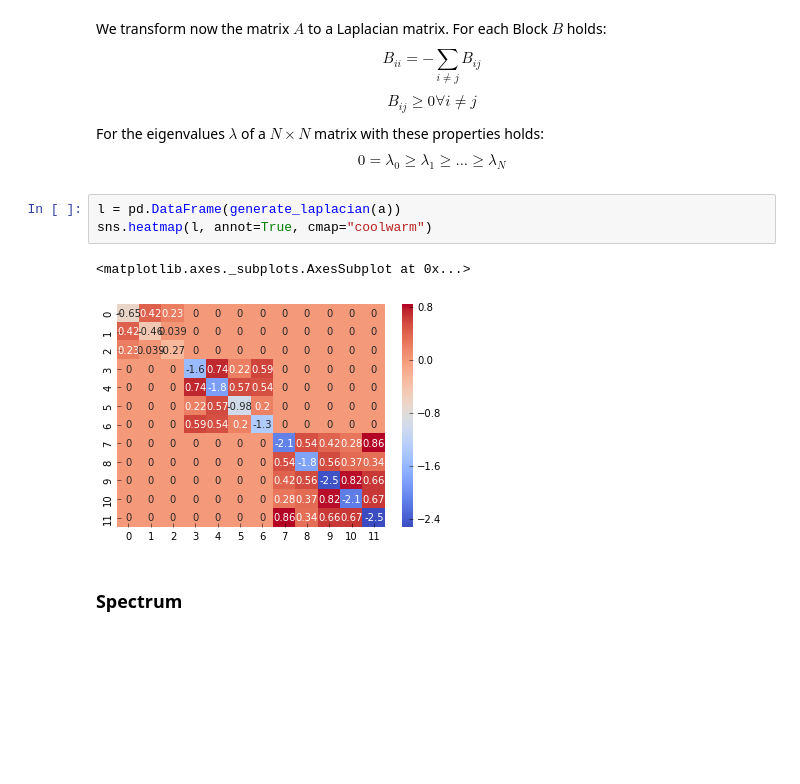
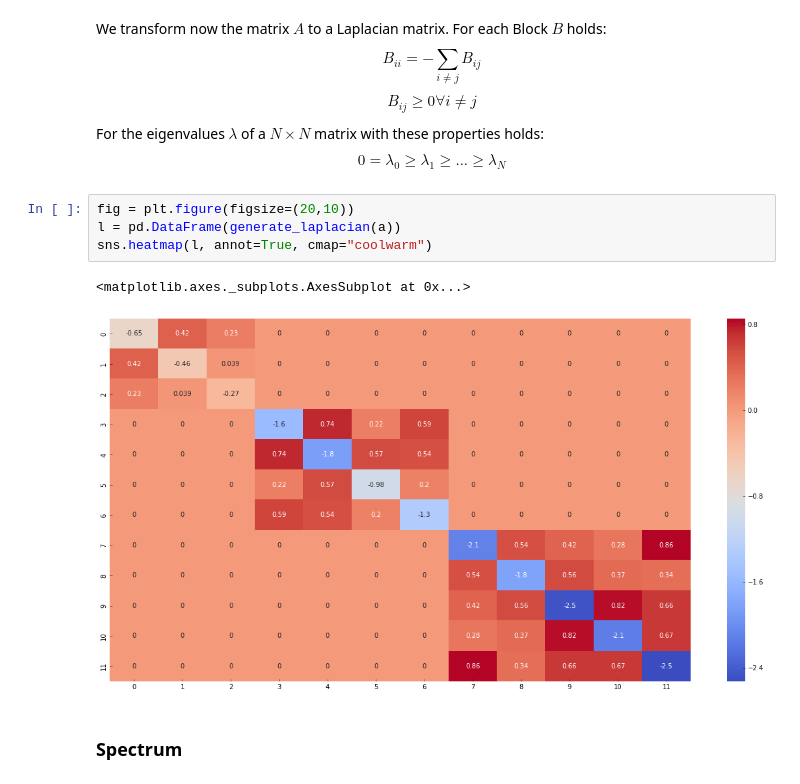
Before and after one commit to metterlein/spectral_clustering, a Jupyter notebook: notebooks/Toy Example.ipynb, the cells around one changed output. Drawn from its saved outputs; the diff is of its cells as text; blank space fills up the shorter version.

```diff
--- a/notebooks/Toy Example.ipynb
+++ b/notebooks/Toy Example.ipynb
@@ -89,11 +90,12 @@ $$ B_{ij} \geq 0 \forall i \neq j$$
 For the eigenvalues $\lambda$ of a $N \times N $ matrix with these properties holds:
 $$ 0 = \lambda_0 \geq \lambda_1 \geq ... \geq \lambda_N $$
 # %%
+fig = plt.figure(figsize=(20,10))
 l = pd.DataFrame(generate_laplacian(a))
 sns.heatmap(l, annot=True, cmap="coolwarm")
 # %% [output]
 <matplotlib.axes._subplots.AxesSubplot at 0x...>
-[figure, old version]
+[figure, new version]
 # %% [markdown]
 ### Spectrum
 # %% [markdown]
```
Also changed, not shown: parts of 1 cell of this notebook, 1 other file.
